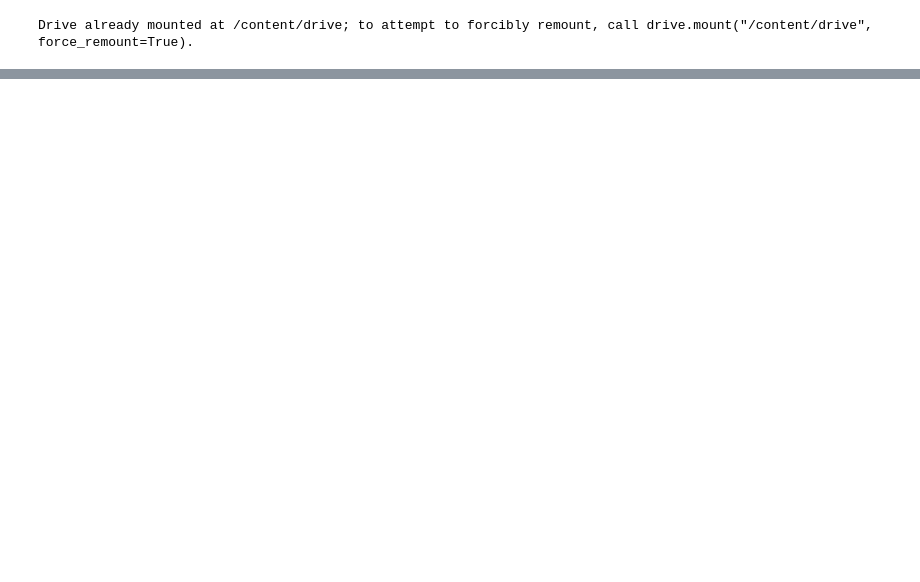
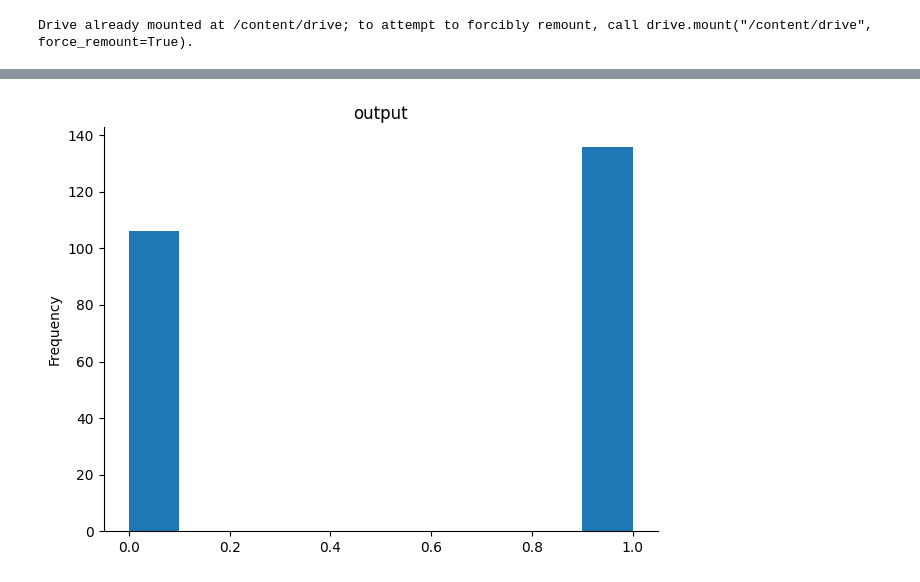
Before and after one commit to Kai-Al/Clasificaci-n-de-la-probabilidad-de-ocurrencia-de-ataque-cardiaco, a Jupyter notebook: RNA.ipynb, the cells around one changed output, grey strips where cells are left out. Saved outputs shown, nothing was run; the diff lists cells and outputs as text; code cells hidden in the pictures; blank space fills up the shorter version.

```diff
--- a/RNA.ipynb
+++ b/RNA.ipynb
@@ -30 +86,7 @@ data10.sample(n=1, random_state=1)
+# %%
+y_train.plot(kind='hist', title='output')
+plt.gca().spines[['top', 'right',]].set_visible(False)
+plt.tight_layout()
+# %% [output]
+[figure, added]
 # %%
```
Also changed, not shown: parts of 24 cells of this notebook.
